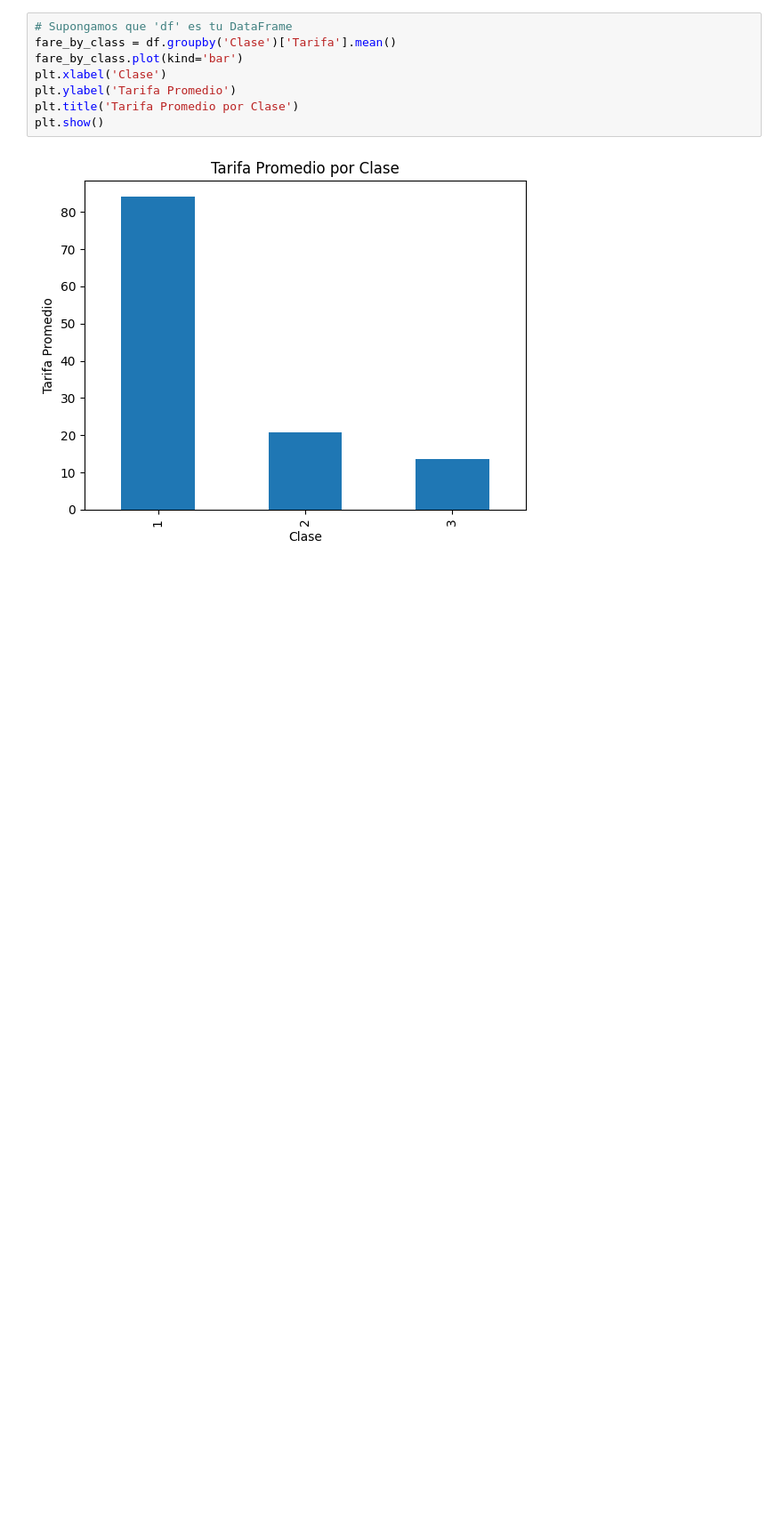
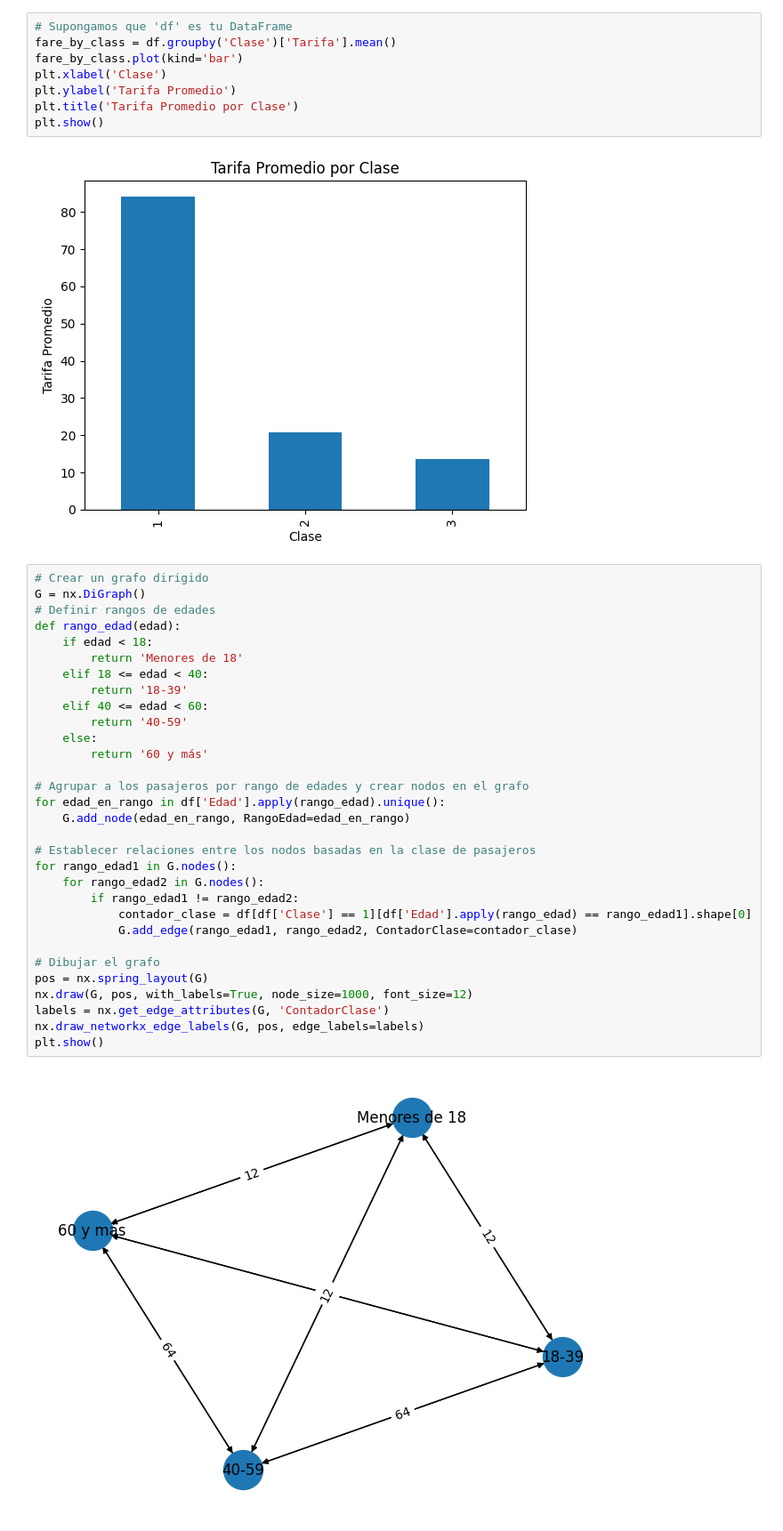
Before and after one commit to IlledNacu/TPmate3-trycatch, a Jupyter notebook: pruebaTP.ipynb, the cells around one changed output. Shown at 89% size. Drawn from its saved outputs; the diff is of its cells as text; blank space fills up the shorter version.

Commit message:
probando grafos

```diff
--- a/pruebaTP.ipynb
+++ b/pruebaTP.ipynb
@@ -87,3 +87,36 @@ plt.title('Tarifa Promedio por Clase')
 plt.show()
 # %% [output]
 [figure]
+# %%
+# Crear un grafo dirigido
+G = nx.DiGraph()
+# Definir rangos de edades
+def rango_edad(edad):
+    if edad < 18:
+        return 'Menores de 18'
+    elif 18 <= edad < 40:
+        return '18-39'
+    elif 40 <= edad < 60:
+        return '40-59'
+    else:
+        return '60 y más'
+
+# Agrupar a los pasajeros por rango de edades y crear nodos en el grafo
+for edad_en_rango in df['Edad'].apply(rango_edad).unique():
+    G.add_node(edad_en_rango, RangoEdad=edad_en_rango)
+
+# Establecer relaciones entre los nodos basadas en la clase de pasajeros
+for rango_edad1 in G.nodes():
+    for rango_edad2 in G.nodes():
+        if rango_edad1 != rango_edad2:
+            contador_clase = df[df['Clase'] == 1][df['Edad'].apply(rango_edad) == rango_edad1].shape[0]
+            G.add_edge(rango_edad1, rango_edad2, ContadorClase=contador_clase)
+
+# Dibujar el grafo
+pos = nx.spring_layout(G)
+nx.draw(G, pos, with_labels=True, node_size=1000, font_size=12)
+labels = nx.get_edge_attributes(G, 'ContadorClase')
+nx.draw_networkx_edge_labels(G, pos, edge_labels=labels)
+plt.show()
+# %% [output]
+[figure, added]
```
Also changed, not shown: parts of 6 cells of this notebook, 1 other file.
